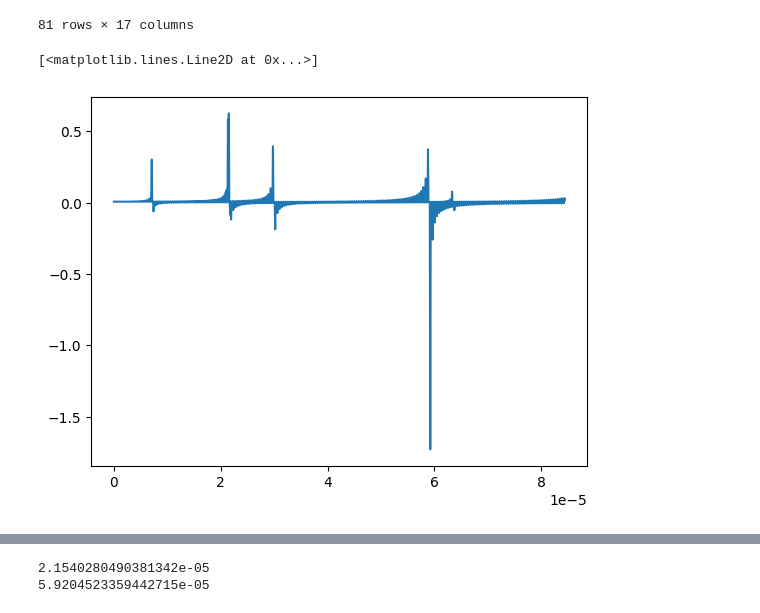
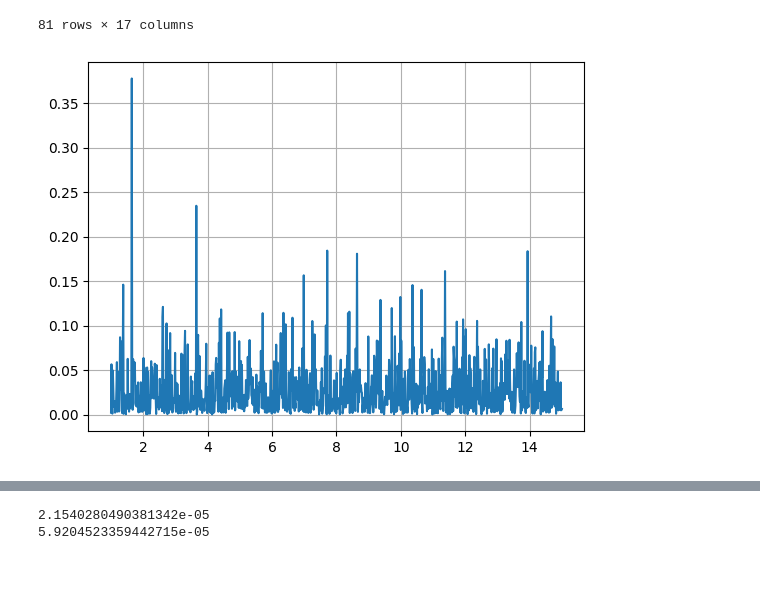
Before and after one commit to williamlee8ucb/GWAM_Lomb_Scargle, a Jupyter notebook: LS_Testing.ipynb, the cells around one changed output, grey strips where cells are left out. Cells and saved outputs as stored; diff of their text form; code cells hidden in the pictures; blank space fills up the shorter version.

```diff
--- a/LS_Testing.ipynb
+++ b/LS_Testing.ipynb
@@ -34,18 +25,17 @@ df
 | 80 | 26-4 | 2458784.442 | 0.490929 | 0.226734 | 0.360520 | 0.296867 | ... |
 81 rows × 17 columns
 # %%
-time = df['JD_UTC'] * u.day
-flux = df['av_rel_flux T1']
+time = df["JD_UTC"] * u.day # time
+df_mags = df['av_rel_flux T1']  * u.mag # signal
 error = df['std_T1']
 
+ls = LombScargle(time, df_mags, error)
+power = ls.power(freqs)
+
+plt.plot(freqs, power)
+plt.grid();
 # add a sine wave to comp stars and try to reproduce artifacts
 # target star with similar mag and add sine waves at same period as cyg x-1 as a simulation
 # plot amplitude squared to alleviate negative power
-
-frequency, power = LombScargle(time, flux, dy=error).autopower()
-max_power = frequency[np.argmax(power)]
-min_power = frequency[np.argmin(power)]
-plt.plot(frequency, power)
 # %% [output]
-[<matplotlib.lines.Line2D at 0x...>]
-[figure, old version]
+[figure, new version]
```
Also changed, not shown: parts of 13 cells of this notebook.
